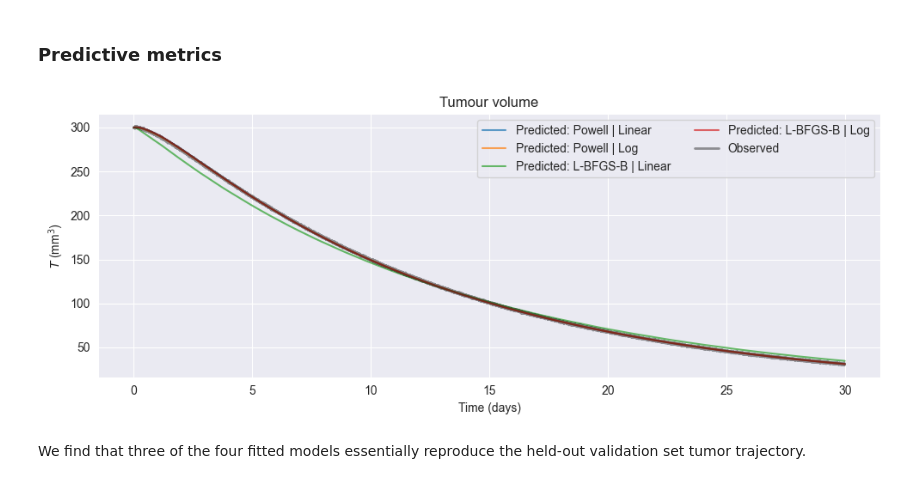
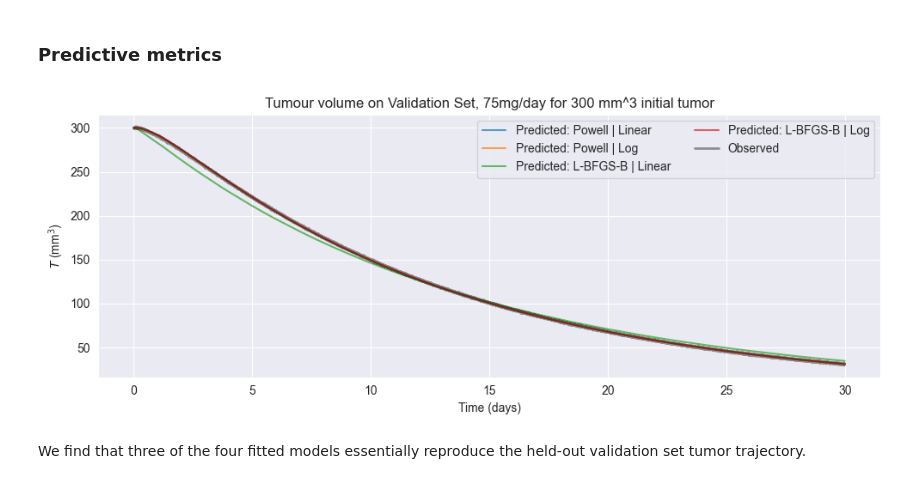
Before and after one commit to R99Bhowmick/pd_pk_modelling, a Jupyter notebook: PD_PK_modelling.ipynb, the cells around one changed output. Drawn from its saved outputs; the diff is of its cells as text; code cells hidden in the pictures.

```diff
--- a/PD_PK_modelling.ipynb
+++ b/PD_PK_modelling.ipynb
@@ -1254,23 +1254,23 @@ for i in range(len(optimize_result_df)):
 # %%
 figure, axes = plt.subplots(figsize=(10,4))
 
 for i in range(len(optimize_result_df)):
     if optimize_result_df.loc[i,'Log Scaled Params']=="Yes":
         log_lin_scale = "Log"
     elif optimize_result_df.loc[i,'Log Scaled Params']=="No":
         log_lin_scale = "Linear"
     axes.plot(optimize_result_df.loc[i,'Val Set Pred_time'], optimize_result_df.loc[i,'Val Set Pred'],
                label=f'Predicted: {optimize_result_df.loc[i,'method_optimize']} | {log_lin_scale}', alpha=0.7)
 
 axes.plot(val_set_PK['t (days)'],val_set_PK['Tumor size obs'], label='Observed',alpha=0.4,color='black', lw=2)
 axes.set_ylabel(r"$T$ (mm$^3$)")
 axes.set_xlabel("Time (days)")
-axes.set_title("Tumour volume")
+axes.set_title("Tumour volume on Validation Set, 75mg/day for 300 mm^3 initial tumor")
 axes.legend(ncols=2)
 plt.tight_layout()
 plt.show()
 # %% [output]
-[figure, old version]
+[figure, new version]
 # %% [markdown]
 We find that three of the four fitted models essentially reproduce the held-out validation set tumor trajectory.
 # %%
```
Also changed, not shown: parts of 1 cell of this notebook, 4 other files.
